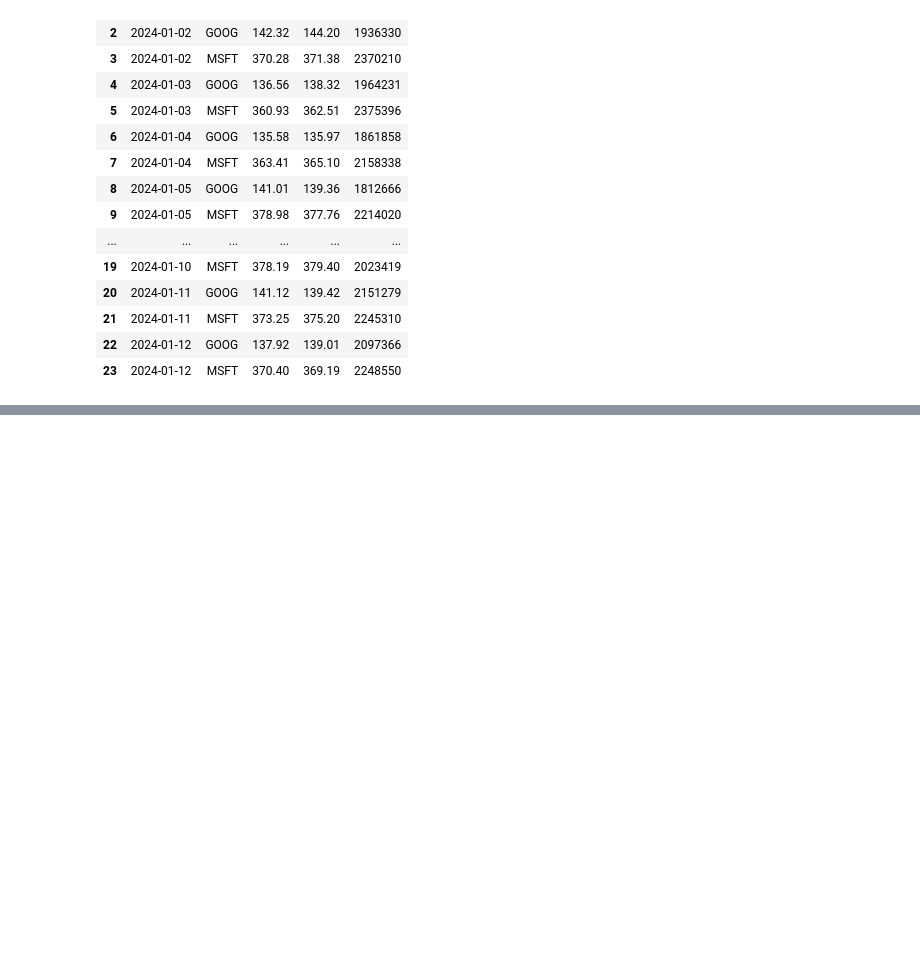
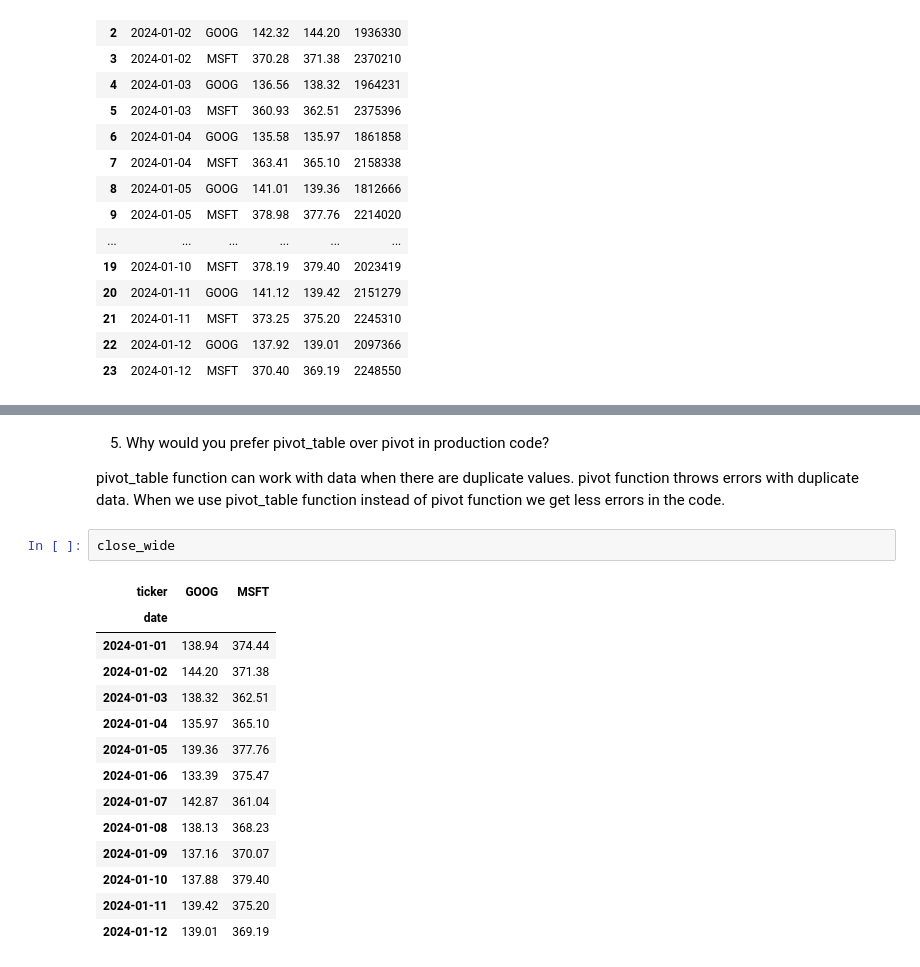
Before and after one commit to tharina11/Python-Projects, a Jupyter notebook: 6. Pandas Exercises/notebooks/11. Pivot, pivot_table, melt, stack, and unstack.ipynb, the cells around one changed output, grey strips where cells are left out. Cells and saved outputs as stored; diff of their text form; blank space fills up the shorter version.

```diff
--- a/6. Pandas Exercises/notebooks/11. Pivot, pivot_table, melt, stack, and unstack.ipynb
+++ b/6. Pandas Exercises/notebooks/11. Pivot, pivot_table, melt, stack, and unstack.ipynb
@@ -53,0 +118,21 @@ stocks
+# %% [markdown]
+5. Why would you prefer pivot_table over pivot in production code?
+
+pivot_table function can work with data when there are duplicate values. pivot function throws errors with duplicate data. When we use pivot_table function instead of pivot function we get less errors in the code.
+# %%
+close_wide
+# %% [output]
+| ticker | GOOG | MSFT |
+| date |  |  |
+| 2024-01-01 | 138.94 | 374.44 |
+| 2024-01-02 | 144.20 | 371.38 |
+| 2024-01-03 | 138.32 | 362.51 |
+| 2024-01-04 | 135.97 | 365.10 |
+| 2024-01-05 | 139.36 | 377.76 |
+| 2024-01-06 | 133.39 | 375.47 |
+| 2024-01-07 | 142.87 | 361.04 |
+| 2024-01-08 | 138.13 | 368.23 |
+| 2024-01-09 | 137.16 | 370.07 |
+| 2024-01-10 | 137.88 | 379.40 |
+| 2024-01-11 | 139.42 | 375.20 |
+| 2024-01-12 | 139.01 | 369.19 |
```
Also changed, not shown: parts of 11 cells of this notebook.
